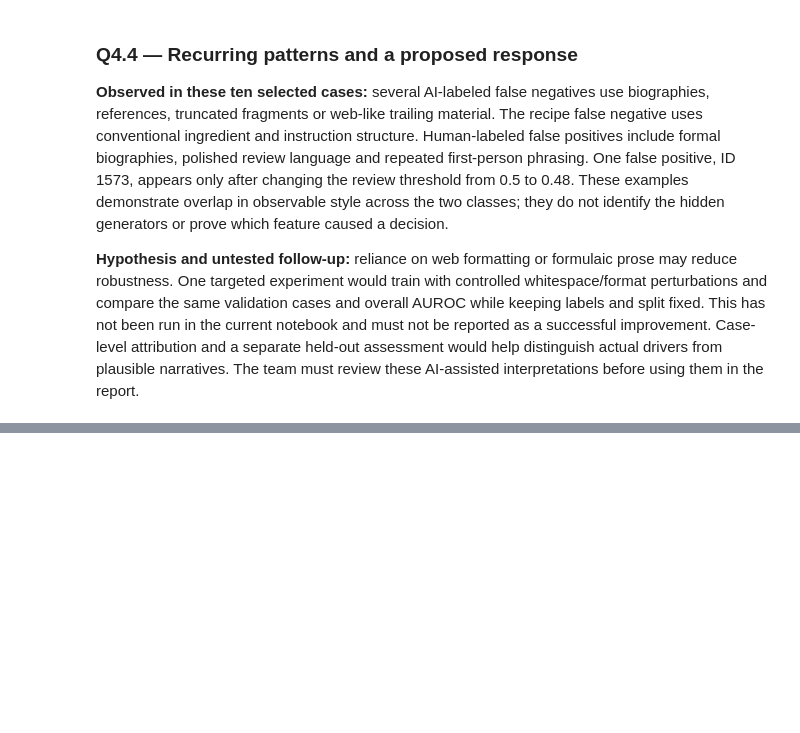
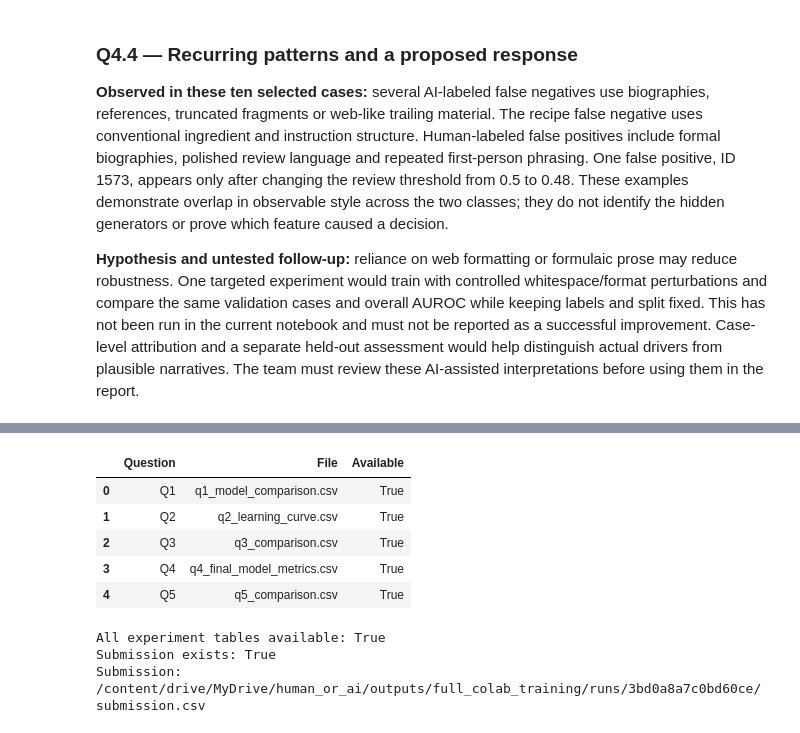
Before and after one commit to HsiangTNA/human-or-ai-submissions, a Jupyter notebook: submissions/group-number-1 /Human_or_AI_Full_Colab_Training.ipynb, the cells around one changed output, grey strips where cells are left out. Saved outputs shown, nothing was run; the diff lists cells and outputs as text; code cells hidden in the pictures; blank space fills up the shorter version.

```diff
--- a/submissions/group-number-1 /Human_or_AI_Full_Colab_Training.ipynb
+++ b/submissions/group-number-1 /Human_or_AI_Full_Colab_Training.ipynb
@@ -1452,0 +1803,9 @@ Notes attach only to matching real texts. New sampled IDs require new analysis.
+# %%
+# Historical submission metadata.
+SCORED_RUN = {
+    "run_key": "89edcbdd288ce05a",
+    "public_auc": 0.98819,
+    "submission_name": "submission_full_local.csv",
+    "source": "Previously reported Kaggle result",
+}
+PRIVATE_AUC = None
@@ -1452,0 +1862,49 @@ Notes attach only to matching real texts. New sampled IDs require new analysis.
+# %%
+# Check the experiment tables and exported submission.
+evidence = pd.DataFrame([
+    {
+        "Question": question,
+        "File": filename,
+        "Available": (RUN_DIR / "tables" / filename).is_file(),
+    }
+    for question, filename in [
+        ("Q1", "q1_model_comparison.csv"),
+        ("Q2", "q2_learning_curve.csv"),
+        ("Q3", "q3_comparison.csv"),
+        ("Q4", "q4_final_model_metrics.csv"),
+        ("Q5", "q5_comparison.csv"),
+    ]
+])
+
+evidence.to_csv(
+    RUN_DIR / "tables" / "report_evidence_index.csv",
+    index=False,
+)
+display(evidence)
+
+status = {
+    "computed_evidence_complete": bool(evidence["Available"].all()),
+    "submission_exists": SUBMISSION_PATH.is_file(),
+    "submission_path": str(SUBMISSION_PATH),
+    "public_auc": manifest["public_auc"],
+    "private_auc": PRIVATE_AUC,
+}
+
+(RUN_DIR / "report_status.json").write_text(
+    json.dumps(status, indent=2),
+    encoding="utf-8",
+)
+
+print("All experiment tables available:", status["computed_evidence_complete"])
+print("Submission exists:", status["submission_exists"])
+print("Submission:", SUBMISSION_PATH)
+# %% [output]
+|  | Question | File | Available |
+| 0 | Q1 | q1_model_comparison.csv | True |
+| 1 | Q2 | q2_learning_curve.csv | True |
+| 2 | Q3 | q3_comparison.csv | True |
+| 3 | Q4 | q4_final_model_metrics.csv | True |
+| 4 | Q5 | q5_comparison.csv | True |
+All experiment tables available: True
+Submission exists: True
+Submission: /content/drive/MyDrive/human_or_ai/outputs/full_colab_training/runs/3bd0a8a7c0bd60ce/submission.csv
```
Also changed, not shown: parts of 10 cells of this notebook.
